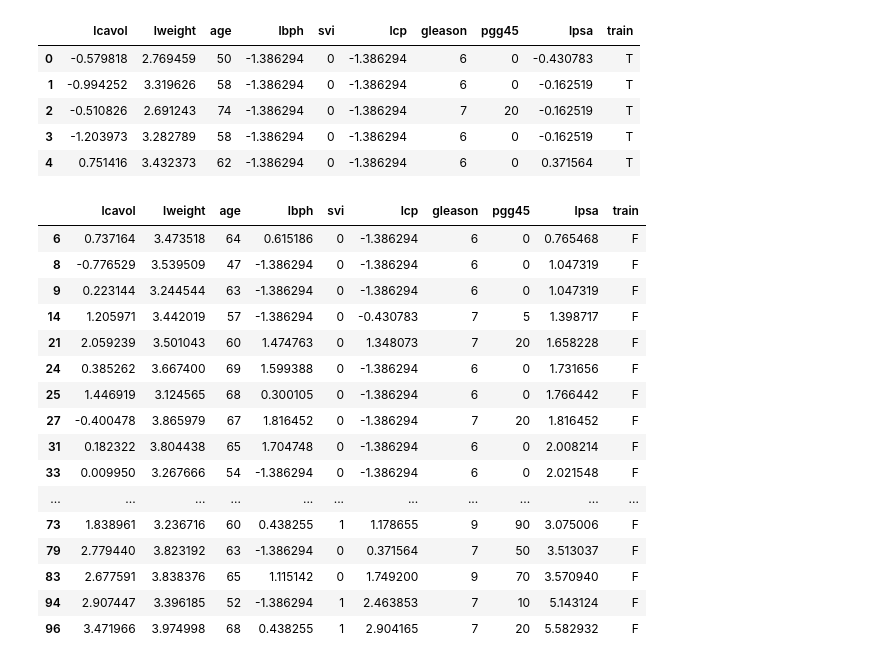
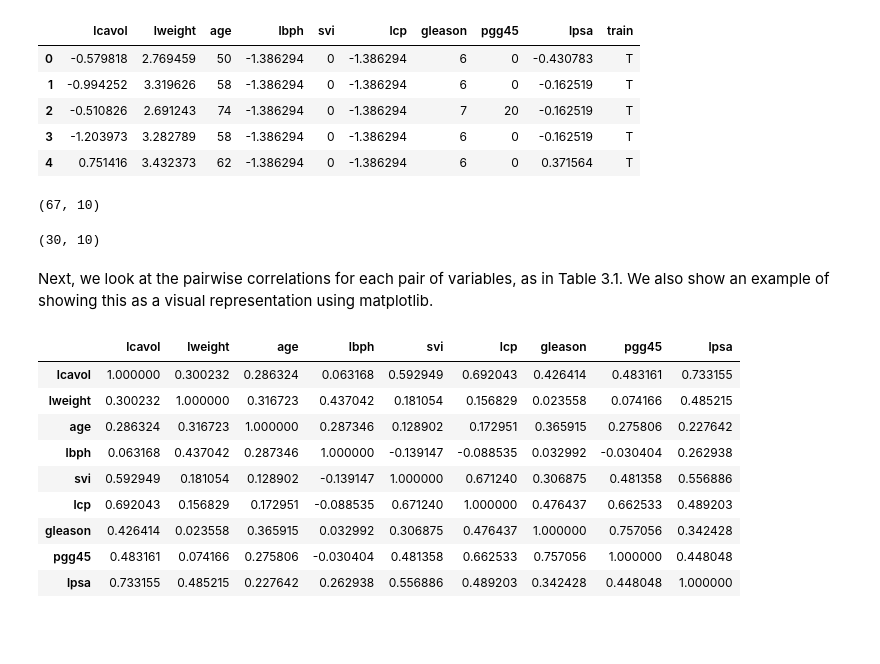
Before and after one commit to Sinchiguano/chicagoUniversity, a Jupyter notebook: linearModel.ipynb, the cells around one changed output. Cells and saved outputs as stored; diff of their text form; code cells hidden in the pictures; blank space fills up the shorter version.

```diff
--- a/linearModel.ipynb
+++ b/linearModel.ipynb
@@ -37,22 +37,27 @@ df.head(5)
 | 4 | 0.751416 | 3.432373 | 62 | -1.386294 | 0 | -1.386294 | 6 | 0 | 0.371564 | T |
 # %%
 df_train=df[df['train']=='T']
-df_train=df[df['train']=='F']
+df_test=df[df['train']=='F']
-# %% [output]
-|  | lcavol | lweight | age | lbph | svi | lcp | gleason | pgg45 | lpsa | train |
-| 6 | 0.737164 | 3.473518 | 64 | 0.615186 | 0 | -1.386294 | 6 | 0 | 0.765468 | F |
-| 8 | -0.776529 | 3.539509 | 47 | -1.386294 | 0 | -1.386294 | 6 | 0 | 1.047319 | F |
-| 9 | 0.223144 | 3.244544 | 63 | -1.386294 | 0 | -1.386294 | 6 | 0 | 1.047319 | F |
-| 14 | 1.205971 | 3.442019 | 57 | -1.386294 | 0 | -0.430783 | 7 | 5 | 1.398717 | F |
-| 21 | 2.059239 | 3.501043 | 60 | 1.474763 | 0 | 1.348073 | 7 | 20 | 1.658228 | F |
-| 24 | 0.385262 | 3.667400 | 69 | 1.599388 | 0 | -1.386294 | 6 | 0 | 1.731656 | F |
-| 25 | 1.446919 | 3.124565 | 68 | 0.300105 | 0 | -1.386294 | 6 | 0 | 1.766442 | F |
-| 27 | -0.400478 | 3.865979 | 67 | 1.816452 | 0 | -1.386294 | 7 | 20 | 1.816452 | F |
-| 31 | 0.182322 | 3.804438 | 65 | 1.704748 | 0 | -1.386294 | 6 | 0 | 2.008214 | F |
-| 33 | 0.009950 | 3.267666 | 54 | -1.386294 | 0 | -1.386294 | 6 | 0 | 2.021548 | F |
-| ... | ... | ... | ... | ... | ... | ... | ... | ... | ... | ... |
-| 73 | 1.838961 | 3.236716 | 60 | 0.438255 | 1 | 1.178655 | 9 | 90 | 3.075006 | F |
-| 79 | 2.779440 | 3.823192 | 63 | -1.386294 | 0 | 0.371564 | 7 | 50 | 3.513037 | F |
-| 83 | 2.677591 | 3.838376 | 65 | 1.115142 | 0 | 1.749200 | 9 | 70 | 3.570940 | F |
-| 94 | 2.907447 | 3.396185 | 52 | -1.386294 | 1 | 2.463853 | 7 | 10 | 5.143124 | F |
-| 96 | 3.471966 | 3.974998 | 68 | 0.438255 | 1 | 2.904165 | 7 | 20 | 5.582932 | F |
+# %%
+df_train.shape
+# %% [output]
+(67, 10)
+# %%
+df_test.shape
+# %% [output]
+(30, 10)
+# %% [markdown]
+Next, we look at the pairwise correlations for each pair of variables, as in Table 3.1. We also show an example of showing this as a visual representation using matplotlib.
+# %%
+df_train.corr()
+# %% [output]
+|  | lcavol | lweight | age | lbph | svi | lcp | gleason | pgg45 | lpsa |
+| lcavol | 1.000000 | 0.300232 | 0.286324 | 0.063168 | 0.592949 | 0.692043 | 0.426414 | 0.483161 | 0.733155 |
+| lweight | 0.300232 | 1.000000 | 0.316723 | 0.437042 | 0.181054 | 0.156829 | 0.023558 | 0.074166 | 0.485215 |
+| age | 0.286324 | 0.316723 | 1.000000 | 0.287346 | 0.128902 | 0.172951 | 0.365915 | 0.275806 | 0.227642 |
+| lbph | 0.063168 | 0.437042 | 0.287346 | 1.000000 | -0.139147 | -0.088535 | 0.032992 | -0.030404 | 0.262938 |
+| svi | 0.592949 | 0.181054 | 0.128902 | -0.139147 | 1.000000 | 0.671240 | 0.306875 | 0.481358 | 0.556886 |
+| lcp | 0.692043 | 0.156829 | 0.172951 | -0.088535 | 0.671240 | 1.000000 | 0.476437 | 0.662533 | 0.489203 |
+| gleason | 0.426414 | 0.023558 | 0.365915 | 0.032992 | 0.306875 | 0.476437 | 1.000000 | 0.757056 | 0.342428 |
+| pgg45 | 0.483161 | 0.074166 | 0.275806 | -0.030404 | 0.481358 | 0.662533 | 0.757056 | 1.000000 | 0.448048 |
+| lpsa | 0.733155 | 0.485215 | 0.227642 | 0.262938 | 0.556886 | 0.489203 | 0.342428 | 0.448048 | 1.000000 |
```
Also changed, not shown: parts of 5 cells of this notebook.
